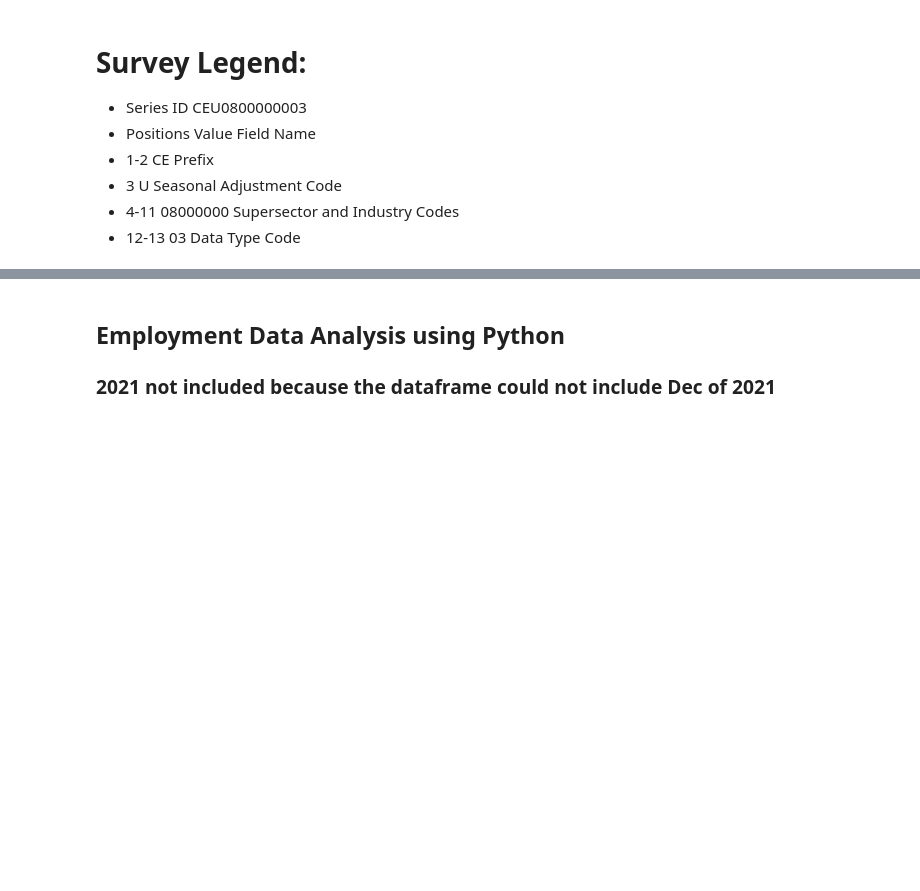
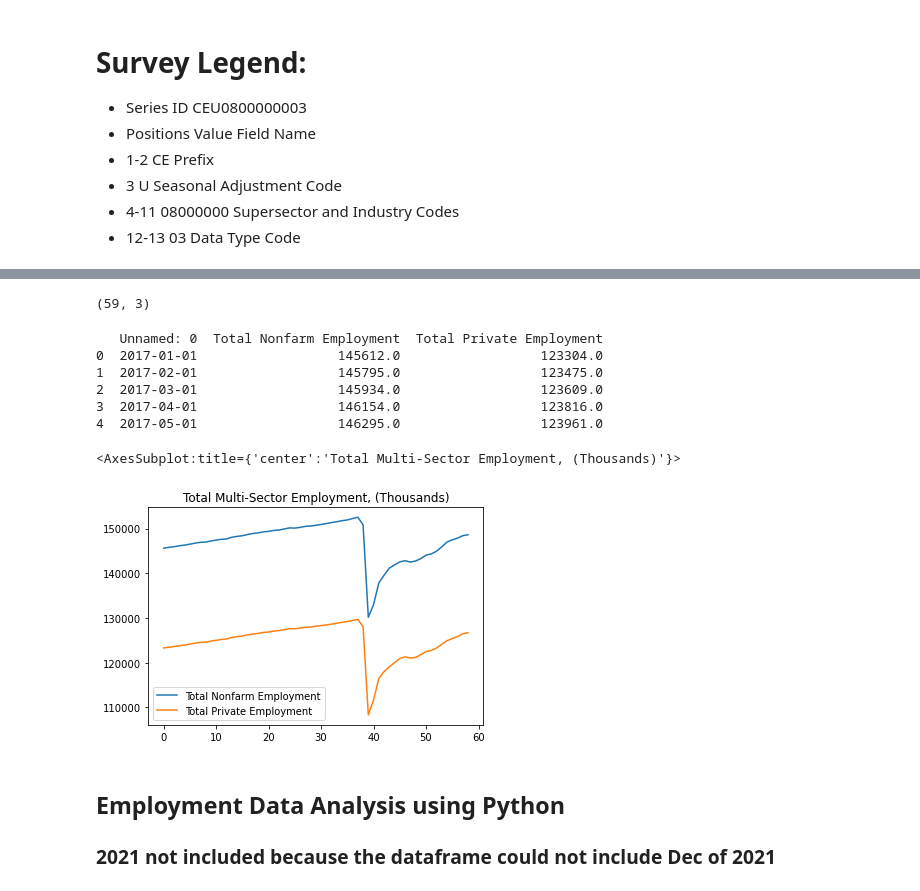
Before and after one commit to Quezadajl/Capstone, a Jupyter notebook: Notebooks/Employment_Data_Exploration.ipynb, the cells around one changed output, grey strips where cells are left out. Saved outputs shown, nothing was run; the diff lists cells and outputs as text; code cells hidden in the pictures; blank space fills up the shorter version.

```diff
--- a/Notebooks/Employment_Data_Exploration.ipynb
+++ b/Notebooks/Employment_Data_Exploration.ipynb
@@ -172,6 +177,23 @@ df.tail()
+# %%
+df= pd.read_csv('national_data_employees.csv')
+df.shape
+# %% [output]
+(59, 3)
+# %%
+print(df.head())
+# %% [output]
+   Unnamed: 0  Total Nonfarm Employment  Total Private Employment
+0  2017-01-01                  145612.0                  123304.0
+1  2017-02-01                  145795.0                  123475.0
+2  2017-03-01                  145934.0                  123609.0
+3  2017-04-01                  146154.0                  123816.0
+4  2017-05-01                  146295.0                  123961.0
 # %%
 # Simple line plot of the data
-df.plot(title='Total Multi-Sector Employment, Seasonally Adjusted (Thousands)')
+df.plot(title='Total Multi-Sector Employment, (Thousands)')
+# %% [output]
+<AxesSubplot:title={'center':'Total Multi-Sector Employment, (Thousands)'}>
+[figure, added]
 # %% [markdown]
 ## Employment Data Analysis using Python
 ### 2021 not included because the dataframe could not include Dec of 2021
```
Also changed, not shown: parts of 7 cells of this notebook, 2 other files.
